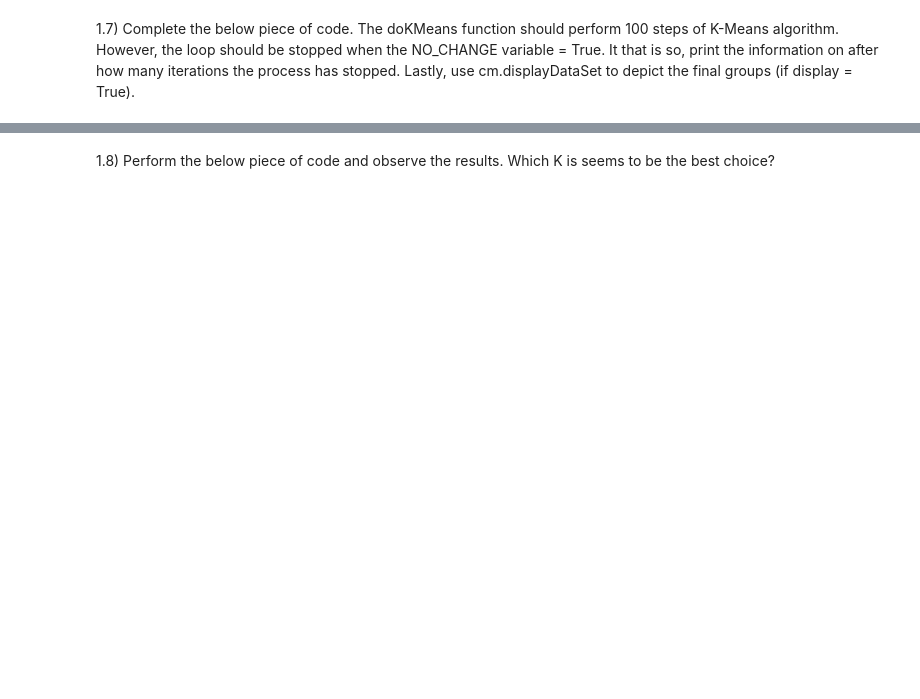
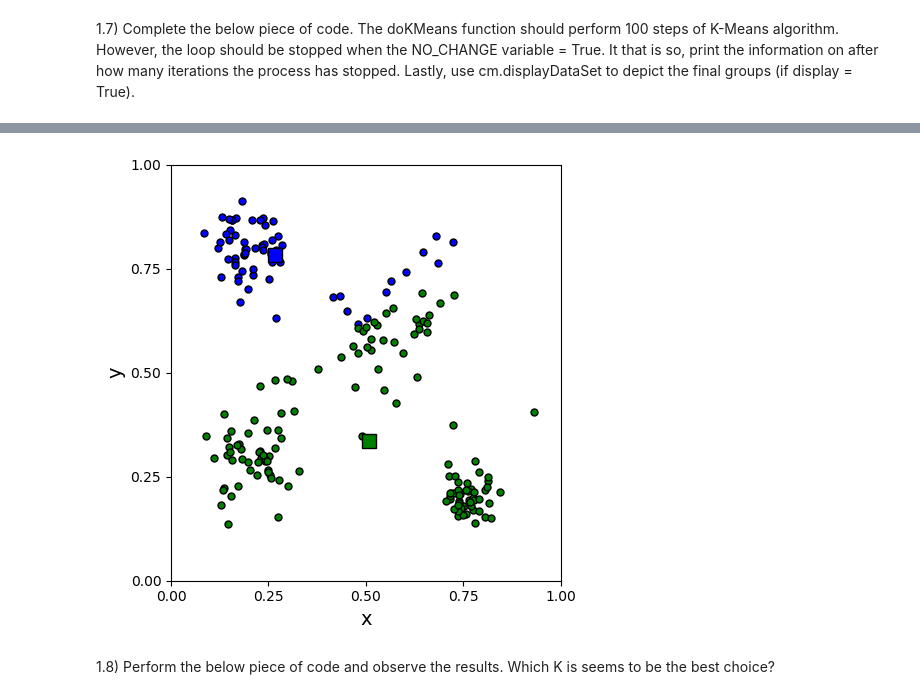
Before and after one commit to TomKuc/IAI, a Jupyter notebook: lab1/Exercises1.ipynb, the cells around one changed output, grey strips where cells are left out. Saved outputs shown, nothing was run; the diff lists cells and outputs as text; code cells hidden in the pictures; blank space fills up the shorter version.

```diff
--- a/lab1/Exercises1.ipynb
+++ b/lab1/Exercises1.ipynb
@@ -122,8 +122,11 @@ cm.displayDataSet(plt, DATA, assignments = ASSIGNMENTS, centroids = CENTROIDS)
 def doKMeans(DATA, CENTROIDS, K = 2, M = 2, display = True):
     ASSIGNMENTS = [[] for i in range(K)]
     for i in range(100):
-        ### TODO
-
+        NO_CHANGE, CENTROIDS, ASSIGNMENTS = doKMeansStep(DATA, M, K, CENTROIDS.copy(), ASSIGNMENTS)
+        if NO_CHANGE:
+            break
+    if display:
+        cm.displayDataSet(plt, DATA, assignments = ASSIGNMENTS, centroids = CENTROIDS)
     return DATA, CENTROIDS, ASSIGNMENTS
 
 DATA = cm.getTestDataSet()
@@ -134,3 +136,4 @@ IndentationError: expected an indented block (<ipython-input-17-ab78ce0d4f38>, l
+[figure, added]
 # %% [markdown]
 1.8) Perform the below piece of code and observe the results. Which K is seems to be the best choice?
 # %%
```
Also changed, not shown: parts of 5 cells of this notebook.
